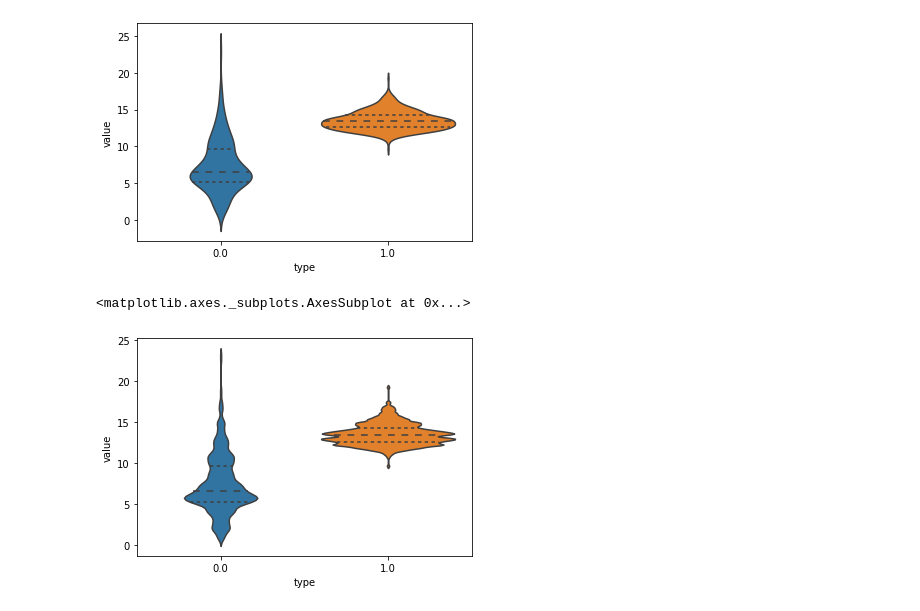
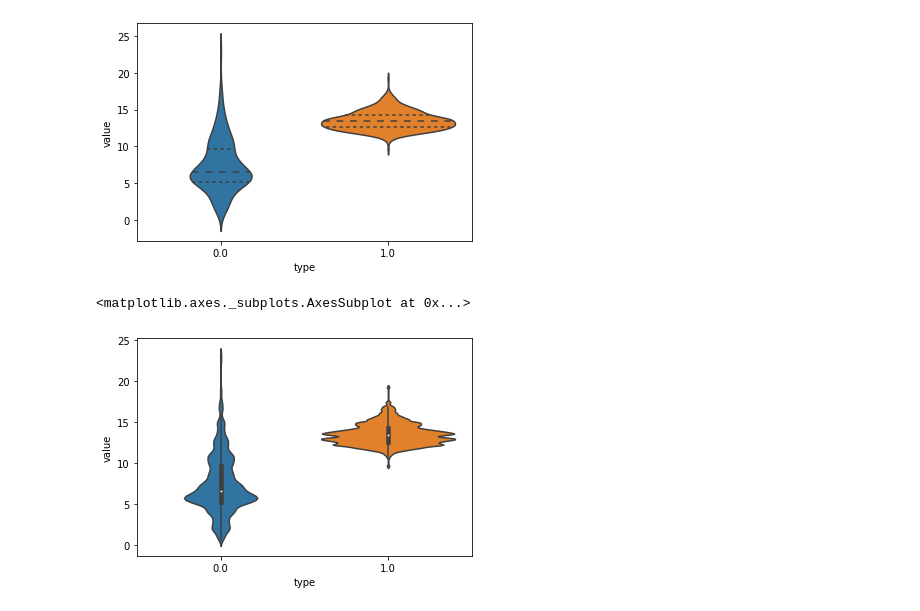
Before and after one commit to castoridaee/python-data-analysis-course, a Jupyter notebook: 1D.ipynb, the cells around one changed output. Cells and saved outputs as stored; diff of their text form; code cells hidden in the pictures.

```diff
--- a/1D.ipynb
+++ b/1D.ipynb
@@ -128,7 +128,7 @@ sns.violinplot(x="type",y="value",data=dataset, inner="quartile") # can change o
 <matplotlib.axes._subplots.AxesSubplot at 0x...>
 [figure]
 # %%
-sns.violinplot(x="type",y="value",data=dataset, inner="quartile", bw=0.1) # bw (bandwidth, basically changes the smoothness)
+sns.violinplot(x="type",y="value",data=dataset, bw=0.1) # bw (bandwidth, basically changes the smoothness)
 # %% [output]
 <matplotlib.axes._subplots.AxesSubplot at 0x...>
-[figure, old version]
+[figure, new version]
```
Also changed, not shown: parts of 5 cells of this notebook.
